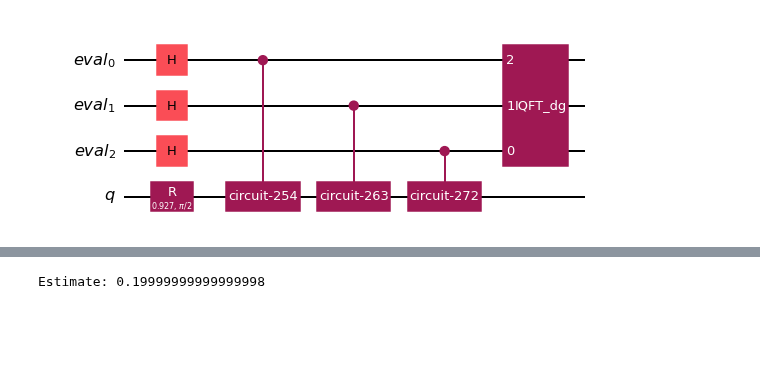
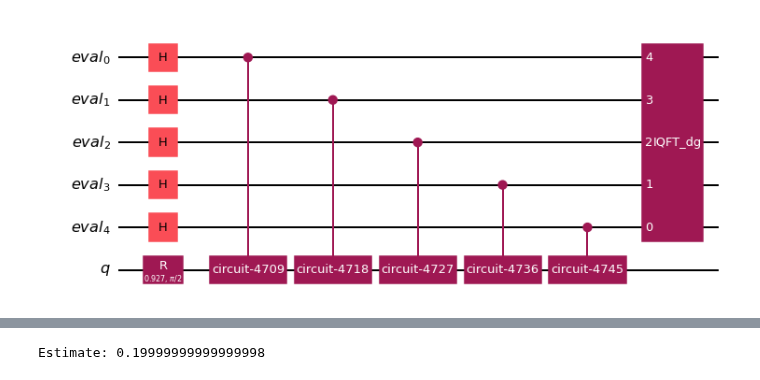
Before and after one commit to MonitSharma/Quantum-Finance-and-Numerical-Methods, a Jupyter notebook: Quantum_Amplitude_Estimation.ipynb, the cells around one changed output, grey strips where cells are left out. Cells and saved outputs as stored; diff of their text form; code cells hidden in the pictures; blank space fills up the shorter version.

```diff
--- a/Quantum_Amplitude_Estimation.ipynb
+++ b/Quantum_Amplitude_Estimation.ipynb
@@ -110,6 +125,7 @@ Let's solve with the original QAE
 from qiskit.algorithms import AmplitudeEstimation
 
 ae = AmplitudeEstimation(
-    num_eval_qubits=3,  # the number of evaluation qubits specifies circuit width and accuracy
+    num_eval_qubits=5,  # if we increase this value we'll get a better result
+    # the number of evaluation qubits specifies circuit width and accuracy
     quantum_instance=quantum_instance,
 )
@@ -125,0 +138,9 @@ We see that this is not a very good estimate for our target of $p = 0.2$ That’
+# %%
+result = []
+for num_eval_qubits in range(3,11):
+  ae = AmplitudeEstimation(
+    num_eval_qubits=num_eval_qubits,  # if we increase this value we'll get a better result
+    # the number of evaluation qubits specifies circuit width and accuracy
+    quantum_instance=quantum_instance,)
+  ae_result = ae.estimate(problem)
+  result.append(ae_result.estimation)
@@ -153,10 +211,8 @@ Interpolated MLE estimator: 0.19999999390907777
 # %%
 ae_circuit = ae.construct_circuit(problem)
-ae_circuit.decompose().draw(
-    "mpl", style="iqx"
-)  # decompose 1 level: exposes the Phase estimation circuit!
+ae_circuit.decompose().draw('mpl', style='iqx')
 # %% [output]
-[figure, old version]
+[figure, new version]
 # %%
 from qiskit import transpile
 
```
Also changed, not shown: parts of 45 cells of this notebook.
